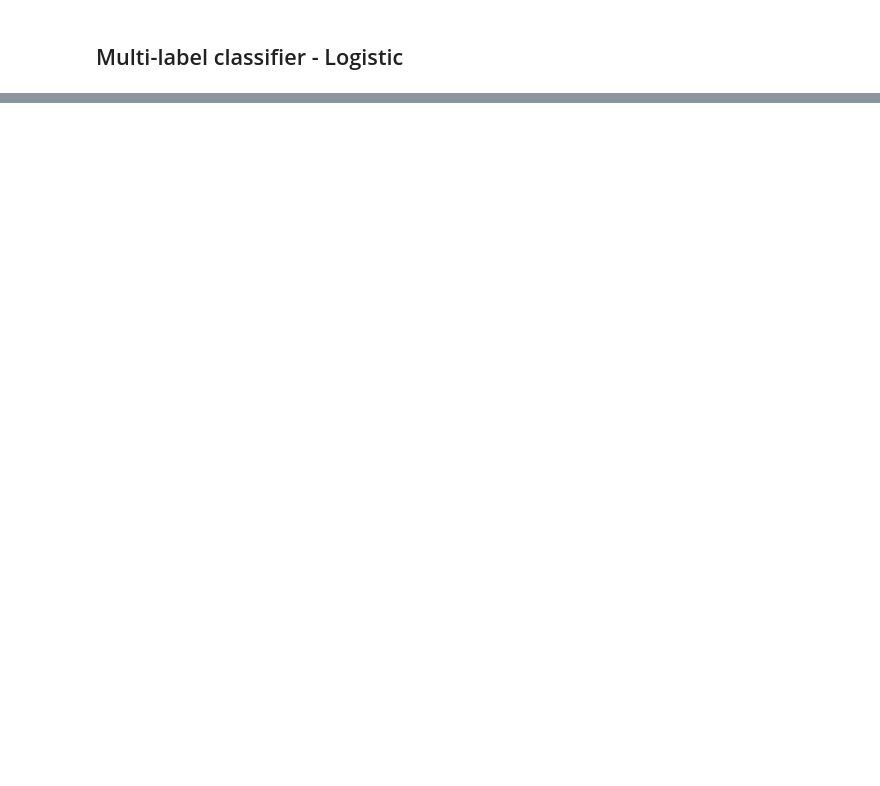
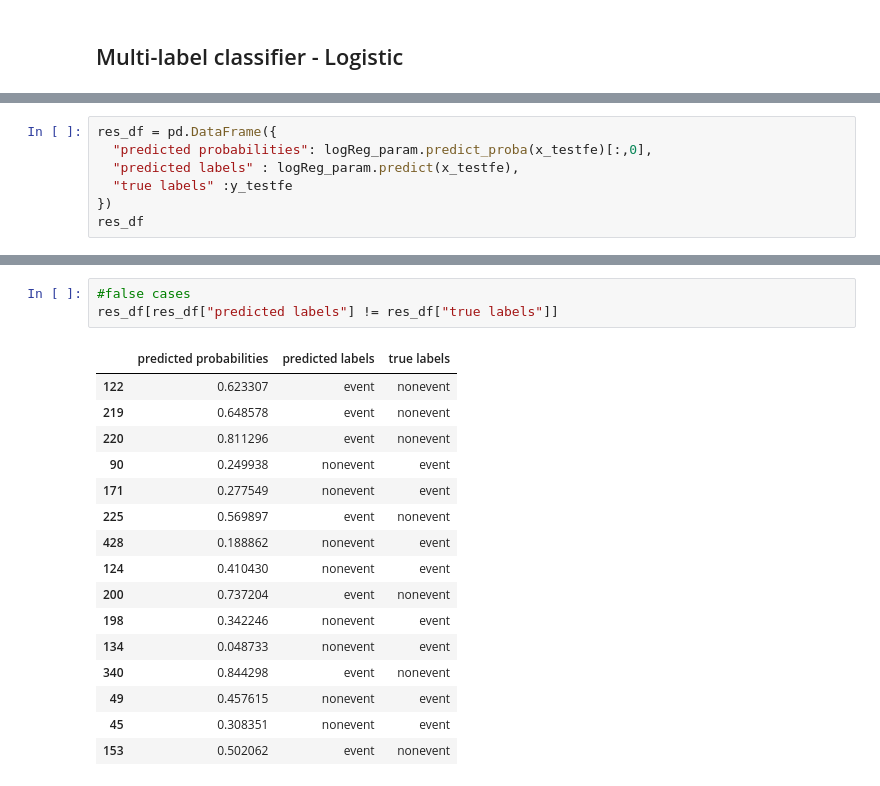
Before and after one commit to sainioan/term_project_134, a Jupyter notebook: logistic_classifier.ipynb, the cells around one changed output, grey strips where cells are left out. Cells and saved outputs as stored; diff of their text form; blank space fills up the shorter version.

```diff
--- a/logistic_classifier.ipynb
+++ b/logistic_classifier.ipynb
@@ -117,0 +99,7 @@ print(acc)
+# %%
+res_df = pd.DataFrame({
+  "predicted probabilities": logReg_param.predict_proba(x_testfe)[:,0],
+  "predicted labels" : logReg_param.predict(x_testfe),
+  "true labels" :y_testfe
+})
+res_df
@@ -117,0 +120,20 @@ print(acc)
+# %%
+#false cases
+res_df[res_df["predicted labels"] != res_df["true labels"]]
+# %% [output]
+|  | predicted probabilities | predicted labels | true labels |
+| 122 | 0.623307 | event | nonevent |
+| 219 | 0.648578 | event | nonevent |
+| 220 | 0.811296 | event | nonevent |
+| 90 | 0.249938 | nonevent | event |
+| 171 | 0.277549 | nonevent | event |
+| 225 | 0.569897 | event | nonevent |
+| 428 | 0.188862 | nonevent | event |
+| 124 | 0.410430 | nonevent | event |
+| 200 | 0.737204 | event | nonevent |
+| 198 | 0.342246 | nonevent | event |
+| 134 | 0.048733 | nonevent | event |
+| 340 | 0.844298 | event | nonevent |
+| 49 | 0.457615 | nonevent | event |
+| 45 | 0.308351 | nonevent | event |
+| 153 | 0.502062 | event | nonevent |
```
Also changed, not shown: parts of 8 cells of this notebook.
